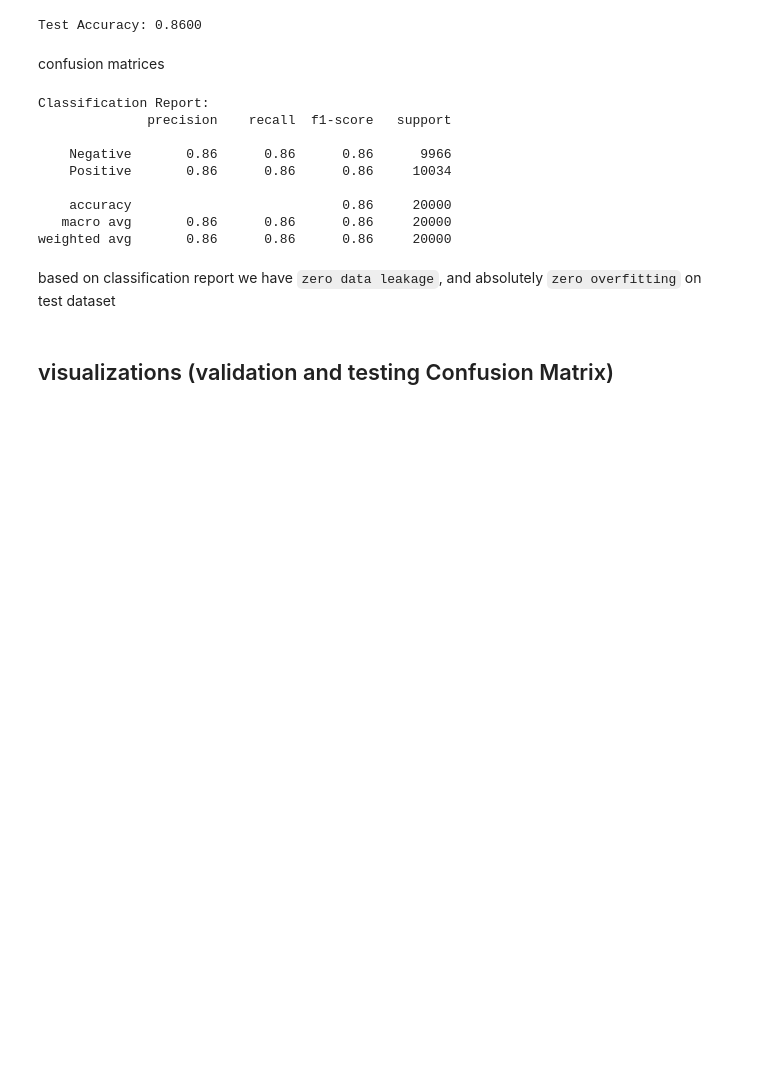
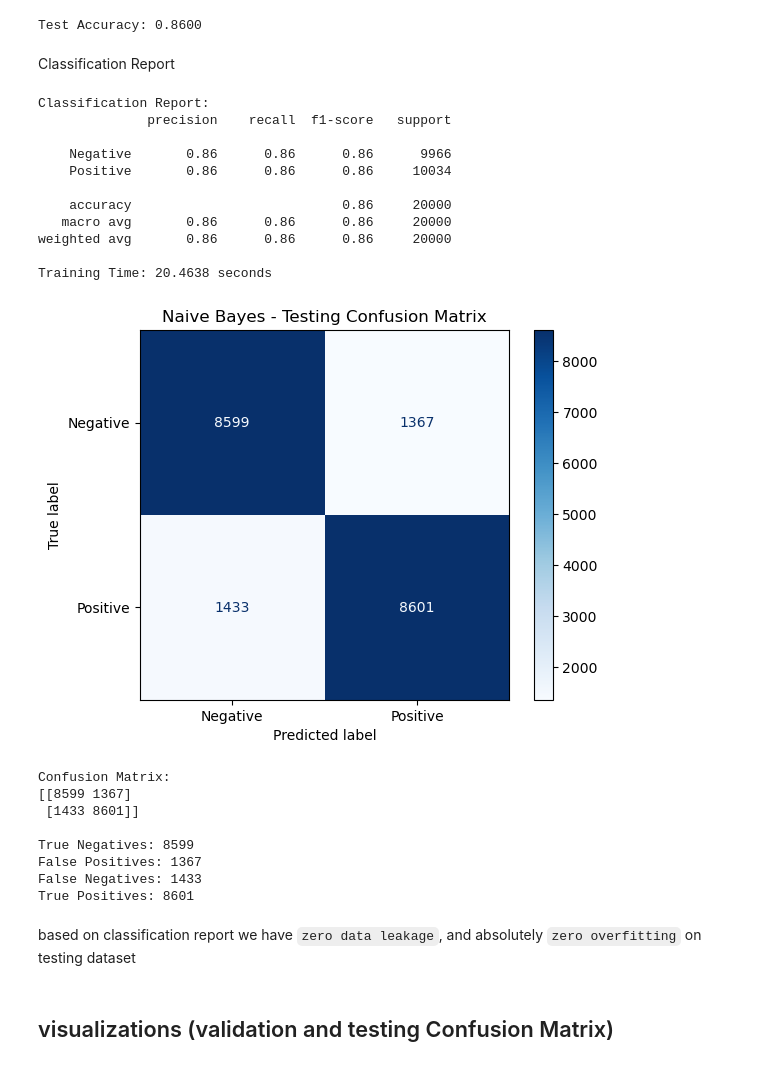
Before and after one commit to elsayedelmandoh/sentiment-sleuth, a Jupyter notebook: notebooks/06_naive_bayes.ipynb, the cells around one changed output. Saved outputs shown, nothing was run; the diff lists cells and outputs as text; code cells hidden in the pictures; blank space fills up the shorter version.

```diff
--- a/notebooks/06_naive_bayes.ipynb
+++ b/notebooks/06_naive_bayes.ipynb
@@ -119,10 +147,11 @@ print(f"Test Accuracy: {accuracy_score(y_test, y_test_pred):.4f}")
 # %% [output]
 Test Accuracy: 0.8600
 # %% [markdown]
-confusion matrices
+Classification Report
 # %%
-print("\nClassification Report:")
+print("Classification Report:")
 print(classification_report(y_test, y_test_pred, target_names=['Negative', 'Positive']))
+print(f"Training Time: {nb_train_time:.4f} seconds")
 # %% [output]
 Classification Report:
               precision    recall  f1-score   support
@@ -133,8 +162,31 @@ Classification Report:
     accuracy                           0.86     20000
    macro avg       0.86      0.86      0.86     20000
 weighted avg       0.86      0.86      0.86     20000
+
+Training Time: 20.4638 seconds
+# %%
+cm_test = confusion_matrix(y_test, y_test_pred)
+ConfusionMatrixDisplay(cm_test, display_labels=['Negative', 'Positive']).plot(cmap='Blues')
+plt.title('Naive Bayes - Testing Confusion Matrix')
+plt.savefig('data/predictions/naive_bayes_testing_confusion_matrix.png', dpi=300, bbox_inches='tight')
+plt.show()
+print(f"Confusion Matrix:\n{cm_test}")
+print(f"\nTrue Negatives: {cm_test[0,0]}")
+print(f"False Positives: {cm_test[0,1]}")
+print(f"False Negatives: {cm_test[1,0]}")
+print(f"True Positives: {cm_test[1,1]}")
+# %% [output]
+[figure, added]
+Confusion Matrix:
+[[8599 1367]
+ [1433 8601]]
+
+True Negatives: 8599
+False Positives: 1367
+False Negatives: 1433
+True Positives: 8601
 # %% [markdown]
-based on classification report we have `zero data leakage`, and absolutely `zero overfitting` on test dataset
+based on classification report we have `zero data leakage`, and absolutely `zero overfitting` on testing dataset
 # %% [markdown]
 ## visualizations (validation and testing Confusion Matrix)
 # %%
```
Also changed, not shown: parts of 13 cells of this notebook, 3 other files.
